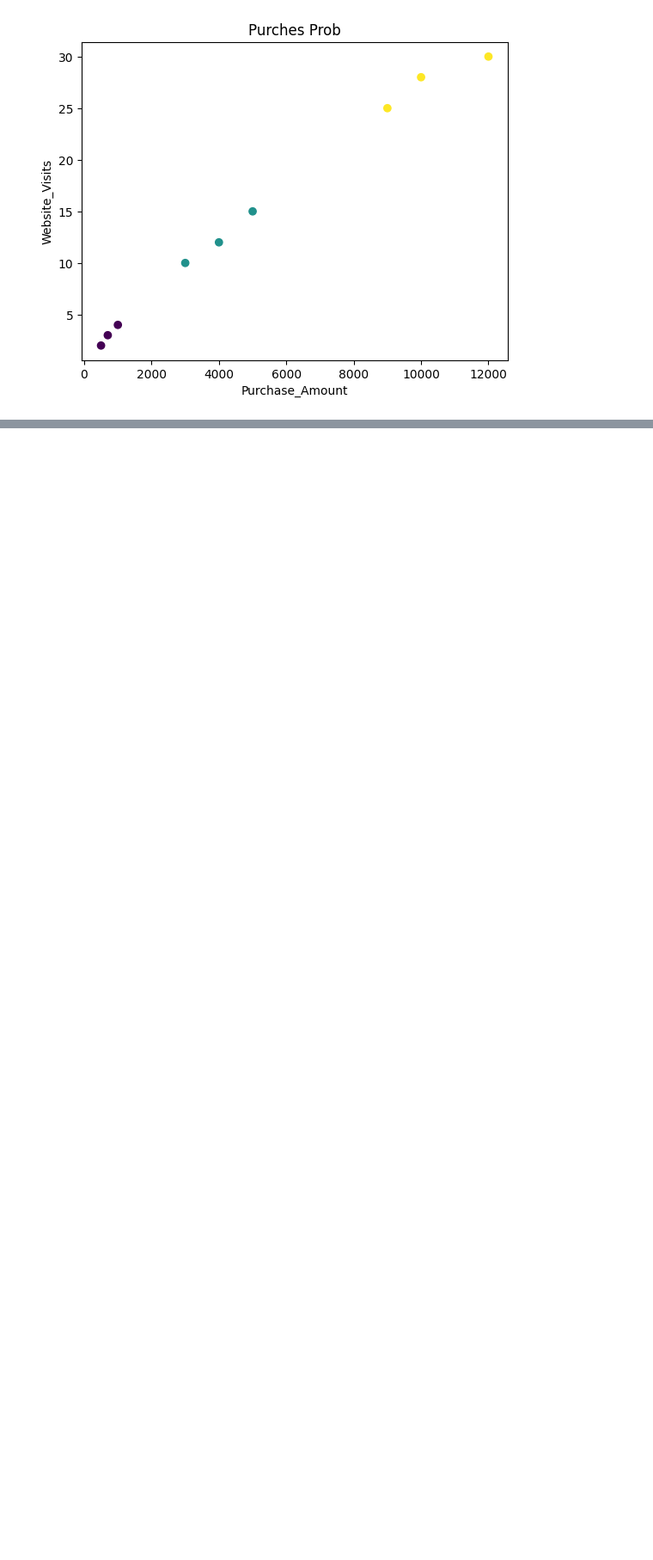
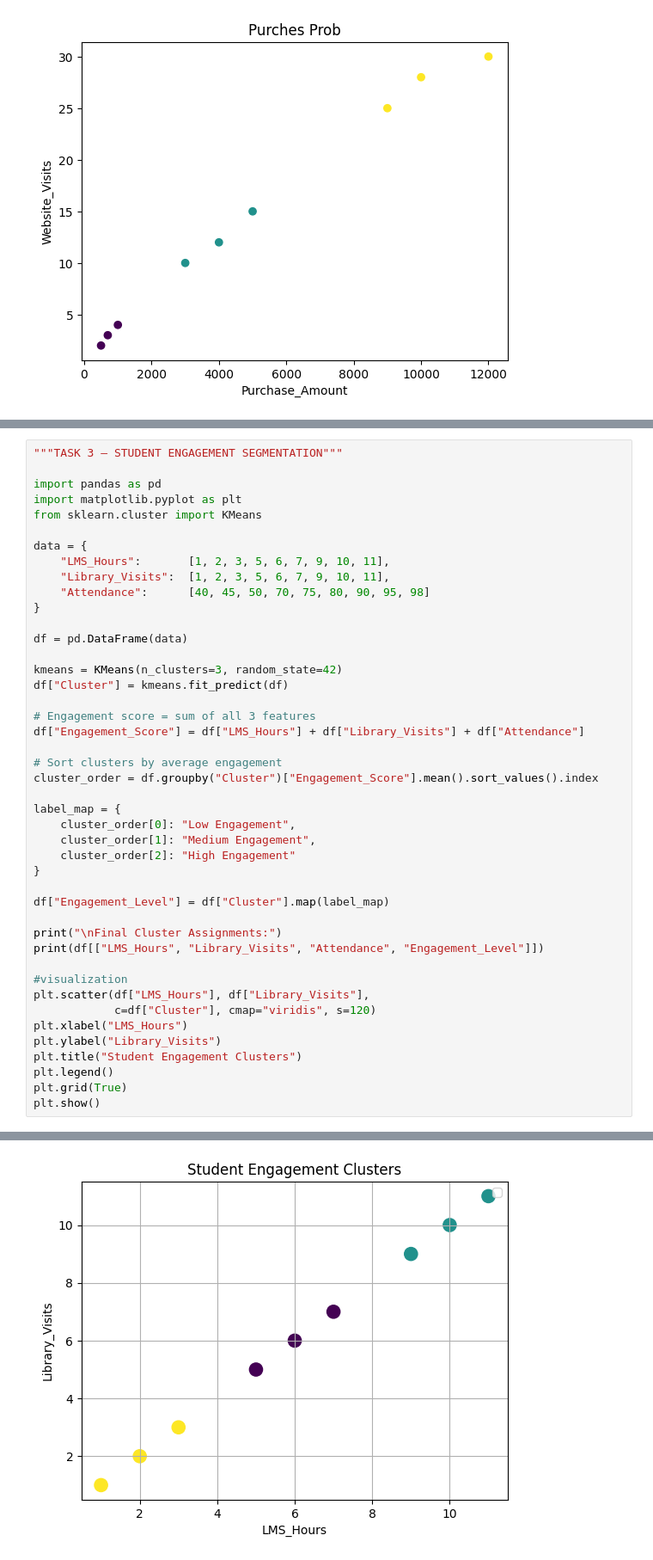
Before and after one commit to kbastart/ai, a Jupyter notebook: Machine_Learning.ipynb, the cells around one changed output, grey strips where cells are left out. Shown at 86% size. Cells and saved outputs as stored; diff of their text form; blank space fills up the shorter version.

```diff
--- a/Machine_Learning.ipynb
+++ b/Machine_Learning.ipynb
@@ -2073,0 +2216,45 @@ Recall: 1.0
+# %%
+"""TASK 3 — STUDENT ENGAGEMENT SEGMENTATION"""
+
+import pandas as pd
+import matplotlib.pyplot as plt
+from sklearn.cluster import KMeans
+
+data = {
+    "LMS_Hours":       [1, 2, 3, 5, 6, 7, 9, 10, 11],
+    "Library_Visits":  [1, 2, 3, 5, 6, 7, 9, 10, 11],
+    "Attendance":      [40, 45, 50, 70, 75, 80, 90, 95, 98]
+}
+
+df = pd.DataFrame(data)
+
+kmeans = KMeans(n_clusters=3, random_state=42)
+df["Cluster"] = kmeans.fit_predict(df)
+
+# Engagement score = sum of all 3 features
+df["Engagement_Score"] = df["LMS_Hours"] + df["Library_Visits"] + df["Attendance"]
+
+# Sort clusters by average engagement
+cluster_order = df.groupby("Cluster")["Engagement_Score"].mean().sort_values().index
+
+label_map = {
+    cluster_order[0]: "Low Engagement",
+    cluster_order[1]: "Medium Engagement",
+    cluster_order[2]: "High Engagement"
+}
+
+df["Engagement_Level"] = df["Cluster"].map(label_map)
+
+print("\nFinal Cluster Assignments:")
+print(df[["LMS_Hours", "Library_Visits", "Attendance", "Engagement_Level"]])
+
+#visualization
+plt.scatter(df["LMS_Hours"], df["Library_Visits"],
+            c=df["Cluster"], cmap="viridis", s=120)
+plt.xlabel("LMS_Hours")
+plt.ylabel("Library_Visits")
+plt.title("Student Engagement Clusters")
+plt.legend()
+plt.grid(True)
+plt.show()
+# %% [output]
@@ -2073,0 +2272 @@ Recall: 1.0
+[figure, added]
```
Also changed, not shown: parts of 9 cells of this notebook.
